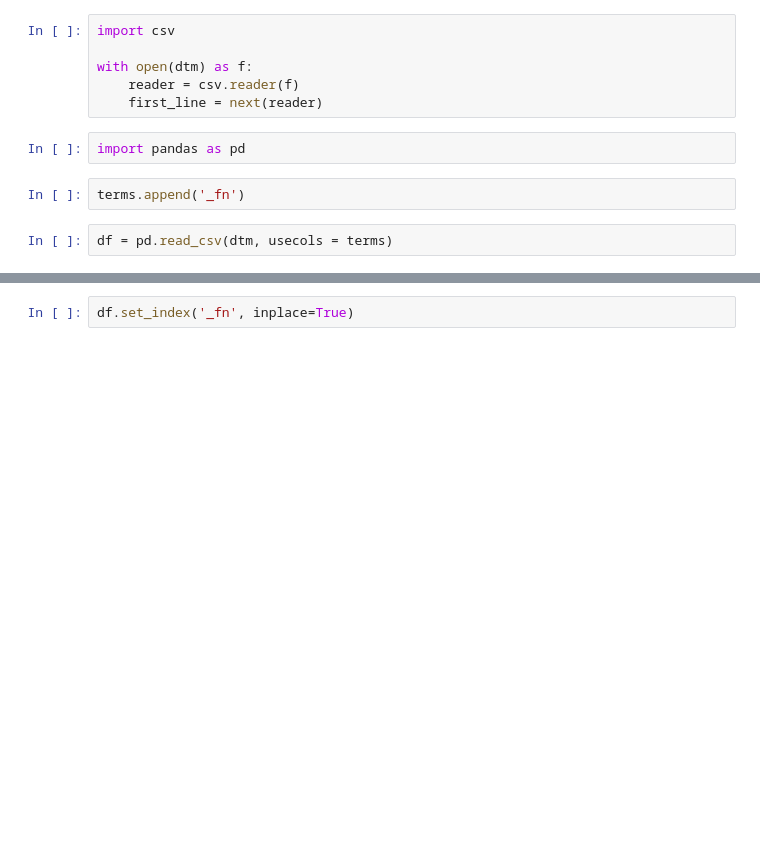
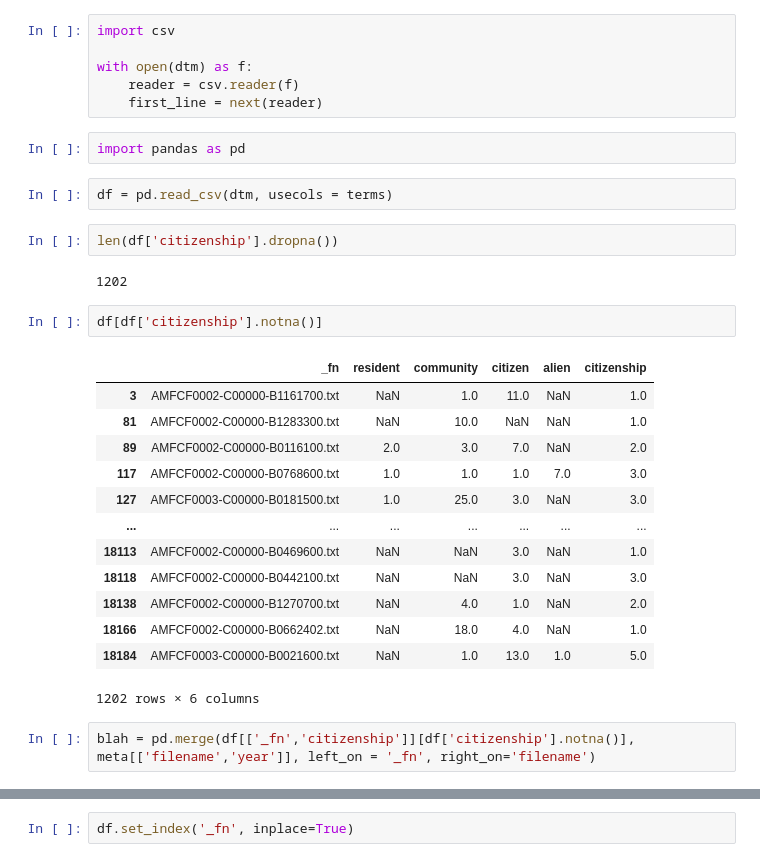
Before and after one commit to erikfredner/c19_2020, a Jupyter notebook: gale_analysis.ipynb, the cells around one changed output, grey strips where cells are left out. Drawn from its saved outputs; the diff is of its cells as text; blank space fills up the shorter version.

```diff
--- a/gale_analysis.ipynb
+++ b/gale_analysis.ipynb
@@ -20,7 +20,27 @@ with open(dtm) as f:
     first_line = next(reader)
 # %%
 import pandas as pd
-# %%
-terms.append('_fn')
 # %%
 df = pd.read_csv(dtm, usecols = terms)
+# %%
+len(df['citizenship'].dropna())
+# %% [output]
+1202
+# %%
+df[df['citizenship'].notna()]
+# %% [output]
+|  | _fn | resident | community | citizen | alien | citizenship |
+| 3 | AMFCF0002-C00000-B1161700.txt | NaN | 1.0 | 11.0 | NaN | 1.0 |
+| 81 | AMFCF0002-C00000-B1283300.txt | NaN | 10.0 | NaN | NaN | 1.0 |
+| 89 | AMFCF0002-C00000-B0116100.txt | 2.0 | 3.0 | 7.0 | NaN | 2.0 |
+| 117 | AMFCF0002-C00000-B0768600.txt | 1.0 | 1.0 | 1.0 | 7.0 | 3.0 |
+| 127 | AMFCF0003-C00000-B0181500.txt | 1.0 | 25.0 | 3.0 | NaN | 3.0 |
+| ... | ... | ... | ... | ... | ... | ... |
+| 18113 | AMFCF0002-C00000-B0469600.txt | NaN | NaN | 3.0 | NaN | 1.0 |
+| 18118 | AMFCF0002-C00000-B0442100.txt | NaN | NaN | 3.0 | NaN | 3.0 |
+| 18138 | AMFCF0002-C00000-B1270700.txt | NaN | 4.0 | 1.0 | NaN | 2.0 |
+| 18166 | AMFCF0002-C00000-B0662402.txt | NaN | 18.0 | 4.0 | NaN | 1.0 |
+| 18184 | AMFCF0003-C00000-B0021600.txt | NaN | 1.0 | 13.0 | 1.0 | 5.0 |
+1202 rows × 6 columns
+# %%
+blah = pd.merge(df[['_fn','citizenship']][df['citizenship'].notna()], meta[['filename','year']], left_on = '_fn', right_on='filename')
```
Also changed, not shown: parts of 26 cells of this notebook, 2 other files.
